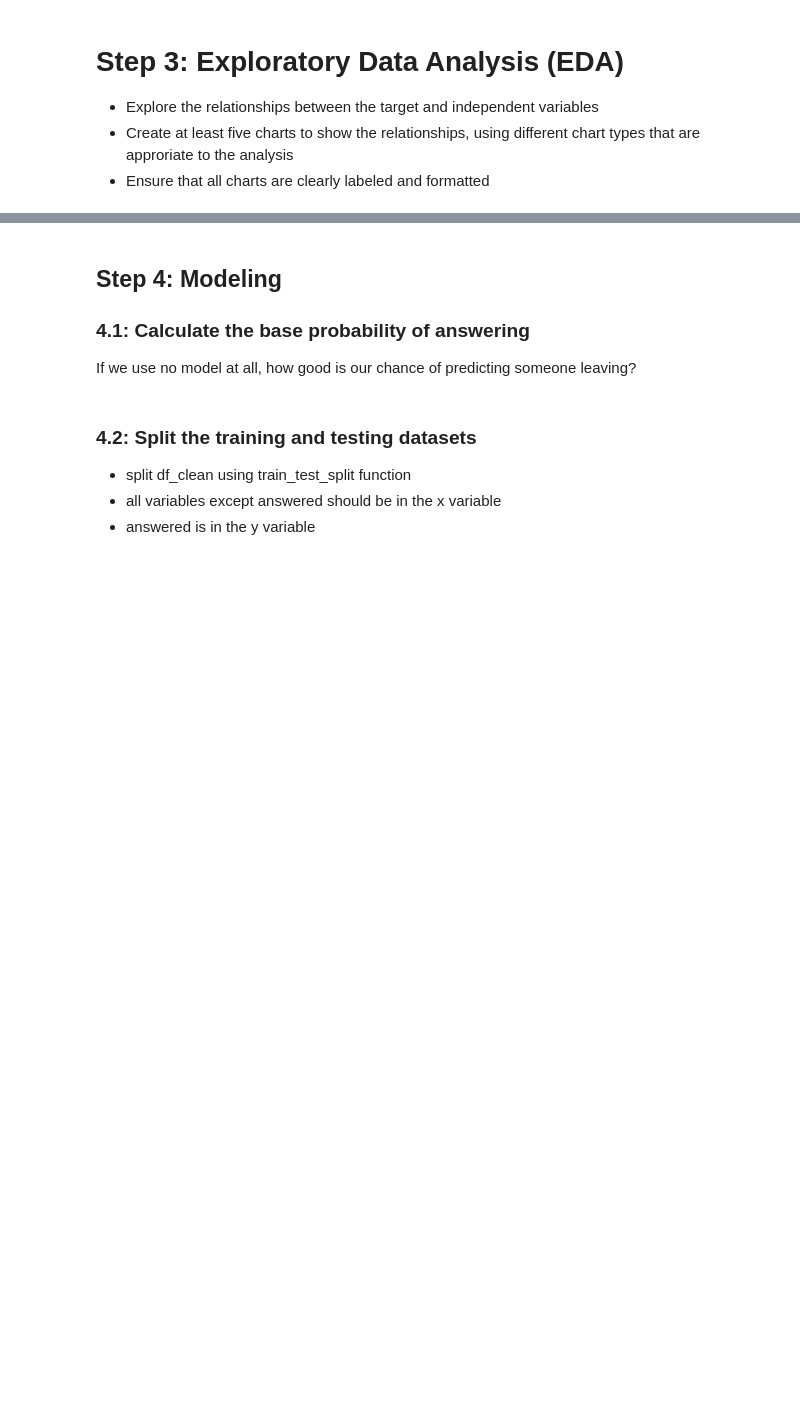
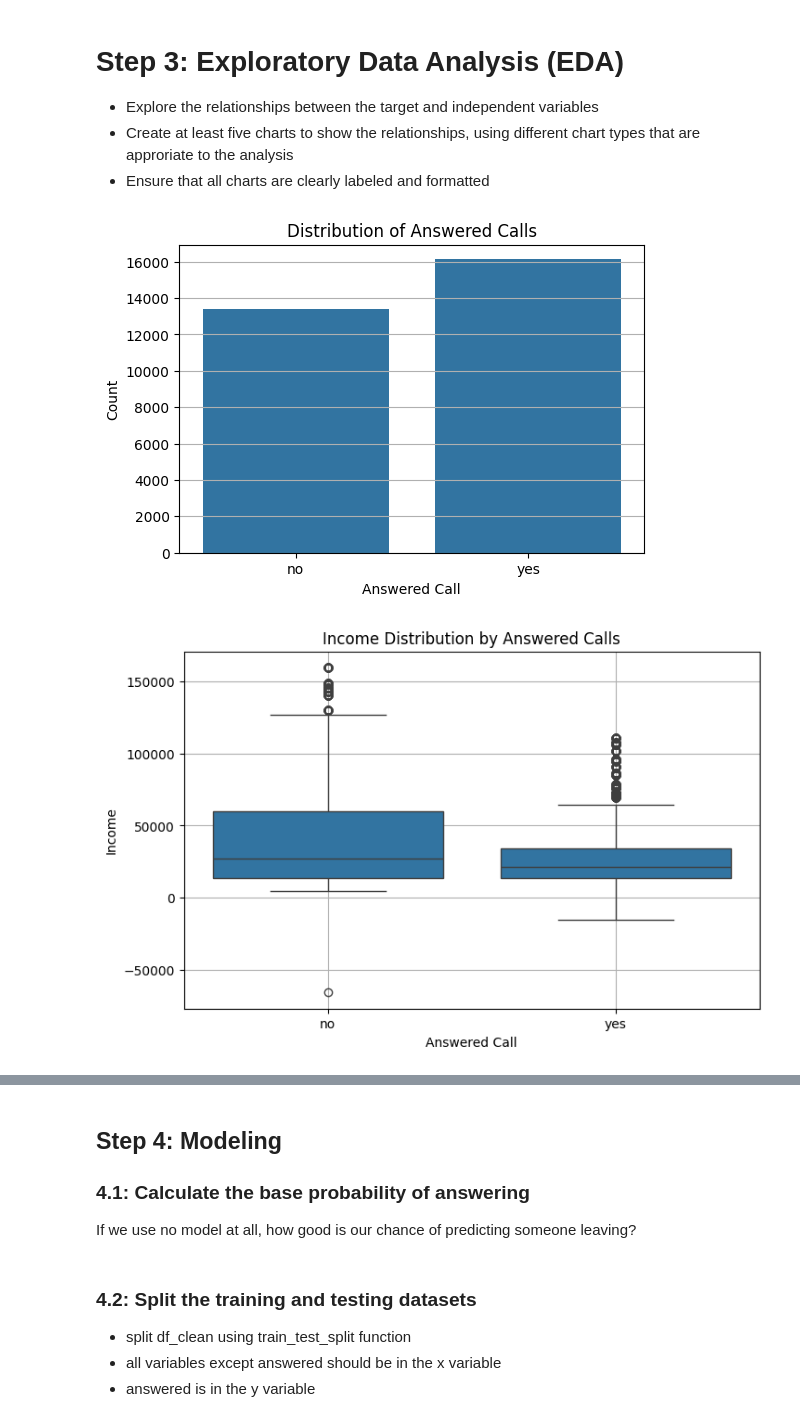
Before and after one commit to 2239245168/Lab1_Yulin-Yang.ipynb, a Jupyter notebook: Assignments/Scripts/advise_invest_template.ipynb, the cells around one changed output, grey strips where cells are left out. Drawn from its saved outputs; the diff is of its cells as text; code cells hidden in the pictures; blank space fills up the shorter version.

```diff
--- a/Assignments/Scripts/advise_invest_template.ipynb
+++ b/Assignments/Scripts/advise_invest_template.ipynb
@@ -234,0 +278,79 @@ dtype: object
+# %%
+import pandas as pd
+import matplotlib.pyplot as plt
+import seaborn as sns
+
+# 读取上传的数据集
+file_path = "https://raw.githubusercontent.com/Stan-Pugsley/is_4487_base/main/Assignments/DataSets/adviseinvest_historical_data.csv"
+df_clean = pd.read_csv(file_path)
+
+# 标准化列名（确保匹配数据集中使用的小写格式）
+df_clean.rename(columns={'answered': 'Answered', 'income': 'Income', 'female': 'Female',
+                         'age': 'Age', 'job': 'Job', 'num_dependents': 'Num_dependents',
+                         'rent': 'Rent', 'own_res': 'Own_res', 'new_car': 'New_car',
+                         'chk_acct': 'Chk_acct', 'sav_acct': 'Sav_acct',
+                         'num_accts': 'Num_accts', 'mobile': 'Mobile', 'product': 'Product'}, inplace=True)
+
+# 重新编码 'Answered' 变量
+df_clean['Answered'] = df_clean['Answered'].map({1: 'yes', 0: 'no'}).astype('category')
+
+# 转换适当的变量为分类变量
+categorical_columns = ['Answered', 'Female', 'Job', 'Rent', 'Own_res', 'New_car',
+                       'Chk_acct', 'Sav_acct', 'Mobile']
+df_clean[categorical_columns] = df_clean[categorical_columns].astype('category')
+
+# 转换数值变量为整数类型
+int_columns = ['Income', 'Age', 'Num_dependents', 'Num_accts']
+df_clean[int_columns] = df_clean[int_columns].astype(int)
+
+# 生成 EDA 可视化
+
+# 图 1: 'Answered' 的柱状图
+plt.figure(figsize=(6, 4))
+sns.countplot(x=df_clean['Answered'])
+plt.title("Distribution of Answered Calls")
+plt.xlabel("Answered Call")
+plt.ylabel("Count")
+plt.grid(axis='y')
+plt.show()
+
+# 图 2: 收入（Income） vs. Answered 的箱线图
+plt.figure(figsize=(8, 5))
+sns.boxplot(x='Answered', y='Income', data=df_clean)
+plt.title("Income Distribution by Answered Calls")
+plt.xlabel("Answered Call")
+plt.ylabel("Income")
+plt.grid()
+plt.show()
+
+# 图 3: 年龄（Age） vs. Answered 的箱线图
+plt.figure(figsize=(8, 5))
+sns.boxplot(x='Answered', y='Age', data=df_clean)
+plt.title("Age Distribution by Answered Calls")
+plt.xlabel("Answered Call")
+plt.ylabel("Age")
+plt.grid()
+plt.show()
+
+# 图 4: 不同工作类别（Job） vs. Answered 的分布
+plt.figure(figsize=(8, 5))
+sns.countplot(x='Job', hue='Answered', data=df_clean)
+plt.title("Job Type vs Answered Calls")
+plt.xlabel("Job Type")
+plt.ylabel("Count")
+plt.legend(title="Answered")
+plt.grid(axis='y')
+plt.show()
+
+# 图 5: 是否提供手机号码（Mobile） vs. Answered 的堆叠柱状图
+mobile_answered = df_clean.groupby(['Mobile', 'Answered']).size().unstack()
+mobile_answered.plot(kind='bar', stacked=True, figsize=(8, 5), colormap="viridis")
+plt.title("Mobile vs Answered Calls")
+plt.xlabel("Mobile Provided")
+plt.ylabel("Count")
+plt.legend(title="Answered")
+plt.grid(axis='y')
+plt.show()
+# %% [output]
+[figure, added]
+[figure, added]
```
Also changed, not shown: parts of 14 cells of this notebook.
